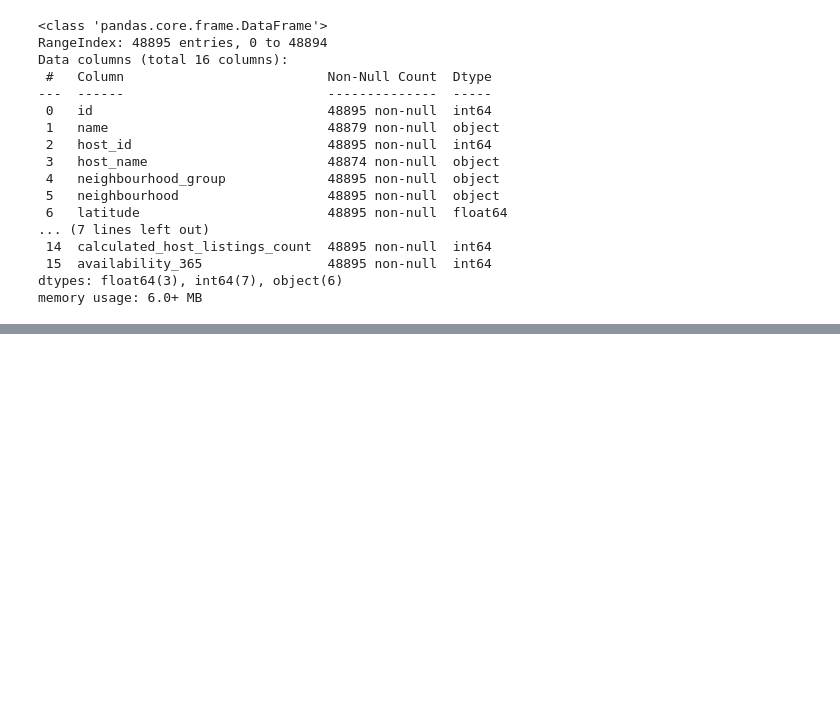
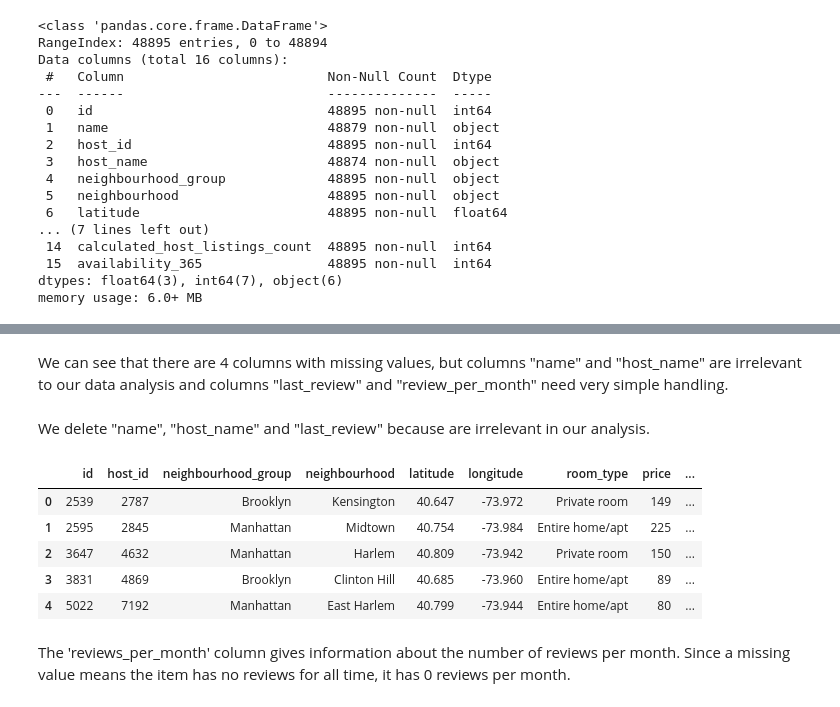
Before and after one commit to AlessandroSignoretto/Programming_project, a Jupyter notebook: Programming_project_pc.ipynb, the cells around one changed output, grey strips where cells are left out. Cells and saved outputs as stored; diff of their text form; code cells hidden in the pictures; blank space fills up the shorter version.

Commit message:
Data cleaning

```diff
--- a/Programming_project_pc.ipynb
+++ b/Programming_project_pc.ipynb
@@ -57,0 +89,16 @@ memory usage: 6.0+ MB
+# %% [markdown]
+We can see that there are 4 columns with missing values, but columns "name" and "host_name" are irrelevant to our data analysis and columns "last_review" and "review_per_month" need very simple handling.
+# %% [markdown]
+We delete "name", "host_name" and "last_review" because are irrelevant in our analysis.
+# %%
+NY_dataset.drop(['name', 'host_name', 'last_review'], axis=1, inplace=True)
+NY_dataset.head()
+# %% [output]
+|  | id | host_id | neighbourhood_group | neighbourhood | latitude | longitude | room_type | price | ... |
+| 0 | 2539 | 2787 | Brooklyn | Kensington | 40.647 | -73.972 | Private room | 149 | ... |
+| 1 | 2595 | 2845 | Manhattan | Midtown | 40.754 | -73.984 | Entire home/apt | 225 | ... |
+| 2 | 3647 | 4632 | Manhattan | Harlem | 40.809 | -73.942 | Private room | 150 | ... |
+| 3 | 3831 | 4869 | Brooklyn | Clinton Hill | 40.685 | -73.960 | Entire home/apt | 89 | ... |
+| 4 | 5022 | 7192 | Manhattan | East Harlem | 40.799 | -73.944 | Entire home/apt | 80 | ... |
+# %% [markdown]
+The 'reviews_per_month' column gives information about the number of reviews per month. Since a missing value means the item has no reviews for all time, it has 0 reviews per month.
```
Also changed, not shown: parts of 7 cells of this notebook.
